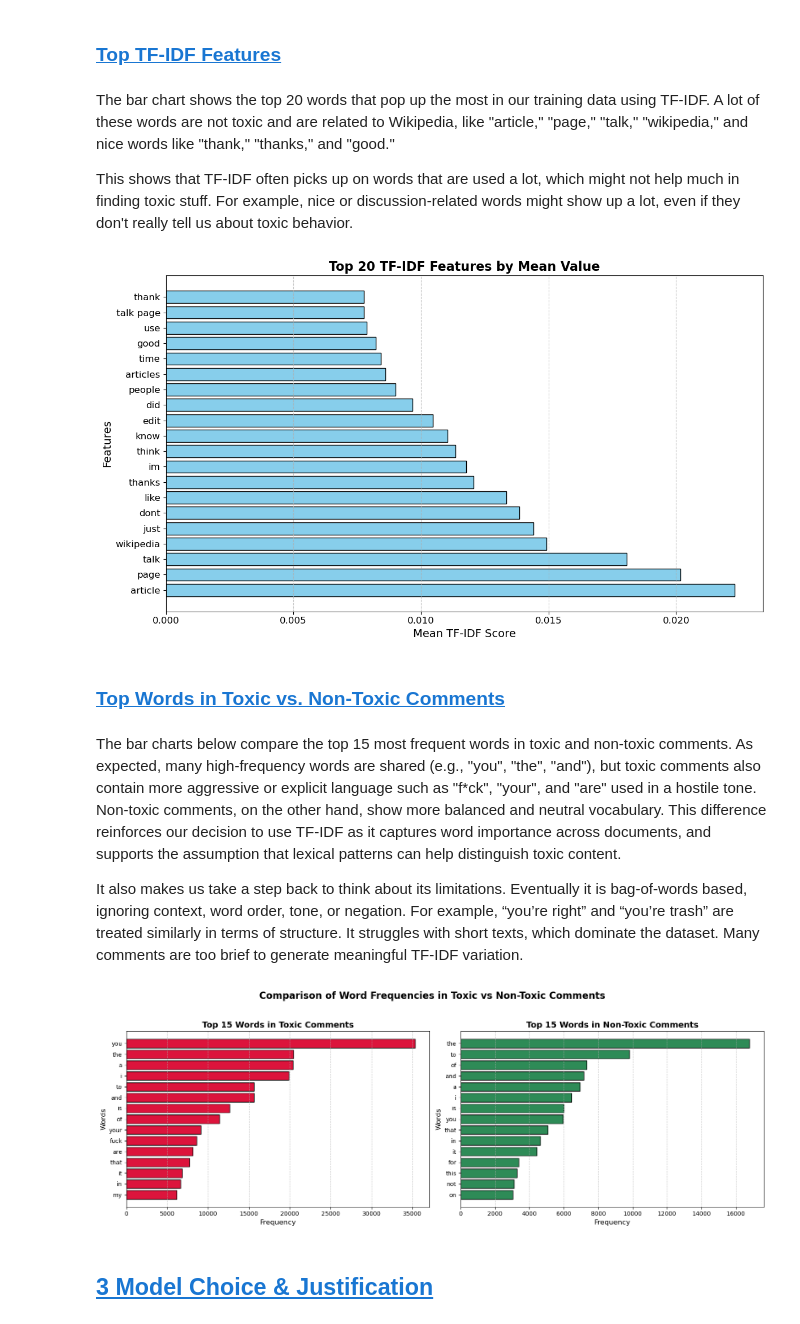
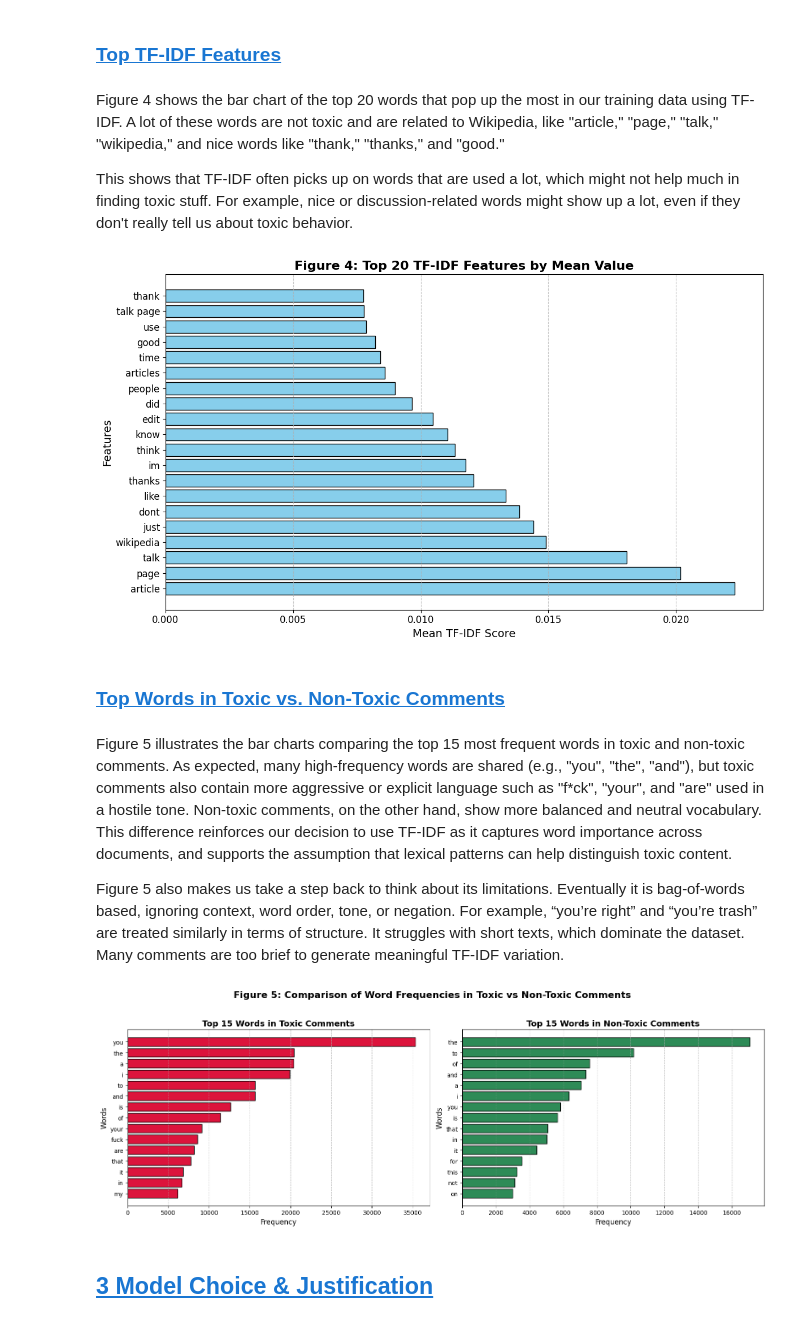
Before and after one commit to Lucchh/Multilingual-Toxic-Comment-Classification, a Jupyter notebook: milestone4.ipynb, the cells around one changed output. Cells and saved outputs as stored; diff of their text form; code cells hidden in the pictures.

```diff
--- a/milestone4.ipynb
+++ b/milestone4.ipynb
@@ -180,36 +175,36 @@ def clean_text(text):
 # %% [markdown]
 ### <a id='toc1_2_5_'></a>[Top TF-IDF Features](#toc0_)
 # %% [markdown]
-The bar chart shows the top 20 words that pop up the most in our training data using TF-IDF. A lot of these words are not toxic and are related to Wikipedia, like "article," "page," "talk," "wikipedia," and nice words like "thank," "thanks," and "good."
+Figure 4 shows the bar chart of the top 20 words that pop up the most in our training data using TF-IDF. A lot of these words are not toxic and are related to Wikipedia, like "article," "page," "talk," "wikipedia," and nice words like "thank," "thanks," and "good."
 
 This shows that TF-IDF often picks up on words that are used a lot, which might not help much in finding toxic stuff. For example, nice or discussion-related words might show up a lot, even if they don't really tell us about toxic behavior.
 # %%
 train_df['cleaned_text'] = train_df['comment_text'].apply(clean_text)
 vectorizer = TfidfVectorizer(max_features=10000, stop_words='english', ngram_range=(1,2))
 X = vectorizer.fit_transform(train_df['cleaned_text'])
 tfidf_means = np.asarray(X.mean(axis=0)).flatten()
 top_indices = np.argsort(tfidf_means)[::-1][:20]
 top_words = np.array(vectorizer.get_feature_names_out())[top_indices]
 
 plt.figure(figsize=(12, 7))
 plt.barh(top_words[::-1], tfidf_means[top_indices][::-1], color='skyblue', edgecolor='black')
-plt.title("Top 20 TF-IDF Features by Mean Value", fontsize=16, fontweight='bold')
+plt.title("Figure 4: Top 20 TF-IDF Features by Mean Value", fontsize=16, fontweight='bold')
 plt.xlabel("Mean TF-IDF Score", fontsize=14)
 plt.ylabel("Features", fontsize=14)
 plt.xticks(fontsize=12)
 plt.yticks(fontsize=12)
 plt.grid(axis='x', linestyle='--', alpha=0.7)
 plt.gca().invert_yaxis()
 plt.tight_layout()
 plt.show()
 # %% [output]
-[figure, old version]
+[figure, new version]
 # %% [markdown]
 ### <a id='toc1_2_6_'></a>[Top Words in Toxic vs. Non-Toxic Comments](#toc0_)
 # %% [markdown]
-The bar charts below compare the top 15 most frequent words in toxic and non-toxic comments. As expected, many high-frequency words are shared (e.g., "you", "the", "and"), but toxic comments also contain more aggressive or explicit language such as "f*ck", "your", and "are" used in a hostile tone. Non-toxic comments, on the other hand, show more balanced and neutral vocabulary. This difference reinforces our decision to use TF-IDF as it captures word importance across documents, and supports the assumption that lexical patterns can help distinguish toxic content.
+Figure 5 illustrates the bar charts comparing the top 15 most frequent words in toxic and non-toxic comments. As expected, many high-frequency words are shared (e.g., "you", "the", "and"), but toxic comments also contain more aggressive or explicit language such as "f*ck", "your", and "are" used in a hostile tone. Non-toxic comments, on the other hand, show more balanced and neutral vocabulary. This difference reinforces our decision to use TF-IDF as it captures word importance across documents, and supports the assumption that lexical patterns can help distinguish toxic content.
 
-It also makes us take a step back to think about its limitations. Eventually it is bag-of-words based, ignoring context, word order, tone, or negation. For example, “you’re right” and “you’re trash” are treated similarly in terms of structure. It struggles with short texts, which dominate the dataset. Many comments are too brief to generate meaningful TF-IDF variation.
+Figure 5 also makes us take a step back to think about its limitations. Eventually it is bag-of-words based, ignoring context, word order, tone, or negation. For example, “you’re right” and “you’re trash” are treated similarly in terms of structure. It struggles with short texts, which dominate the dataset. Many comments are too brief to generate meaningful TF-IDF variation.
 # %%
 toxic_words = ' '.join(train_df[train_df['toxic'] == 1]['cleaned_text']).split()
 non_toxic_words = ' '.join(train_df[train_df['toxic'] == 0]['cleaned_text'].sample(5000)).split()
@@ -237,11 +232,11 @@ axes[1].set_ylabel('Words', fontsize=12)
 axes[1].tick_params(axis='both', which='major', labelsize=10)
 axes[1].grid(axis='x', linestyle='--', alpha=0.7)
 
-plt.suptitle('Comparison of Word Frequencies in Toxic vs Non-Toxic Comments', fontsize=16, fontweight='bold')
+plt.suptitle('Figure 5: Comparison of Word Frequencies in Toxic vs Non-Toxic Comments', fontsize=16, fontweight='bold')
 plt.tight_layout(rect=[0, 0.03, 1, 0.95])
 plt.show()
 # %% [output]
-[figure, old version]
+[figure, new version]
 # %% [markdown]
 ## <a id='toc1_3_'></a>[3 Model Choice & Justification](#toc0_)
 # %% [markdown]
```
Also changed, not shown: parts of 14 cells of this notebook.
